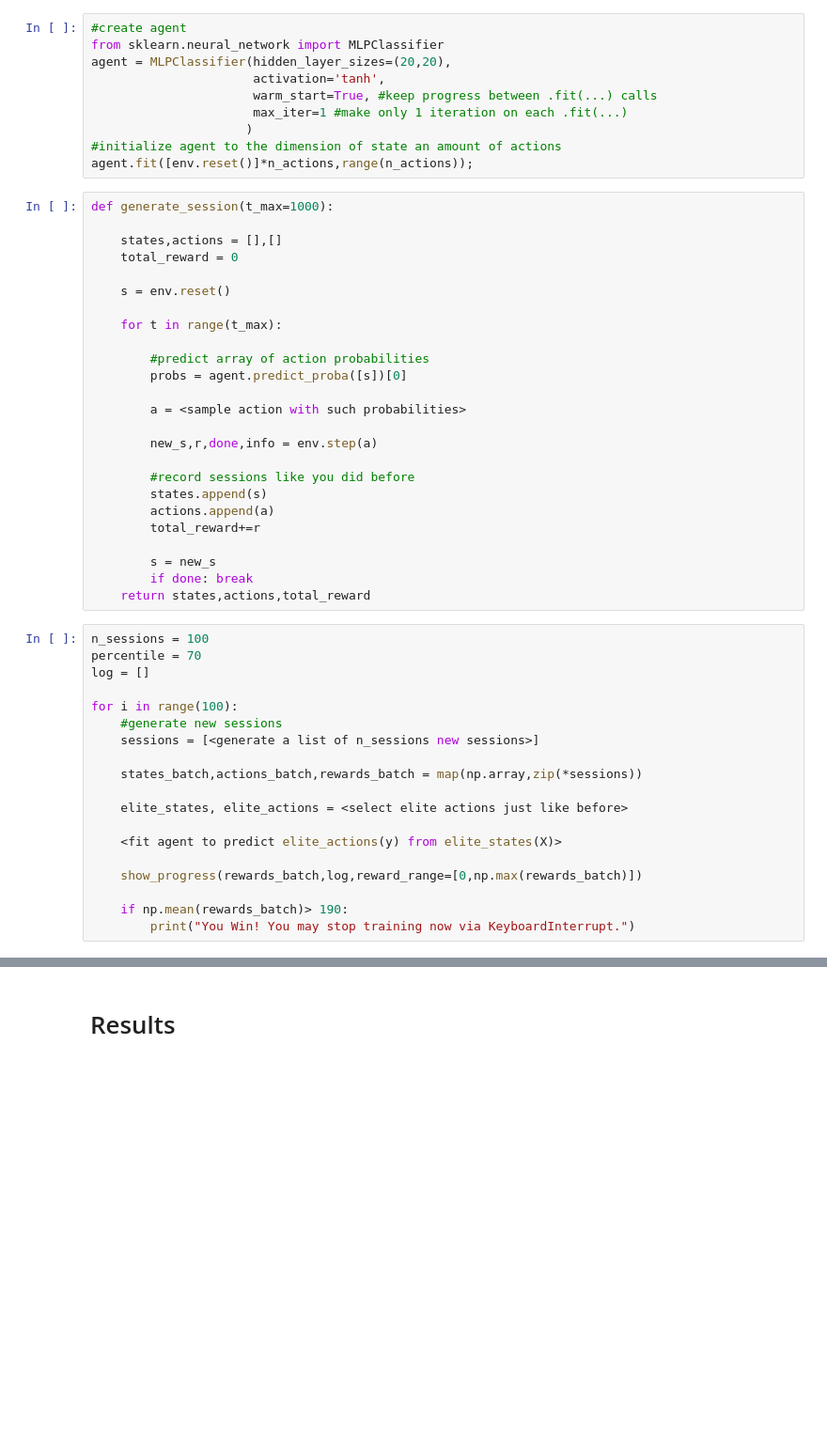
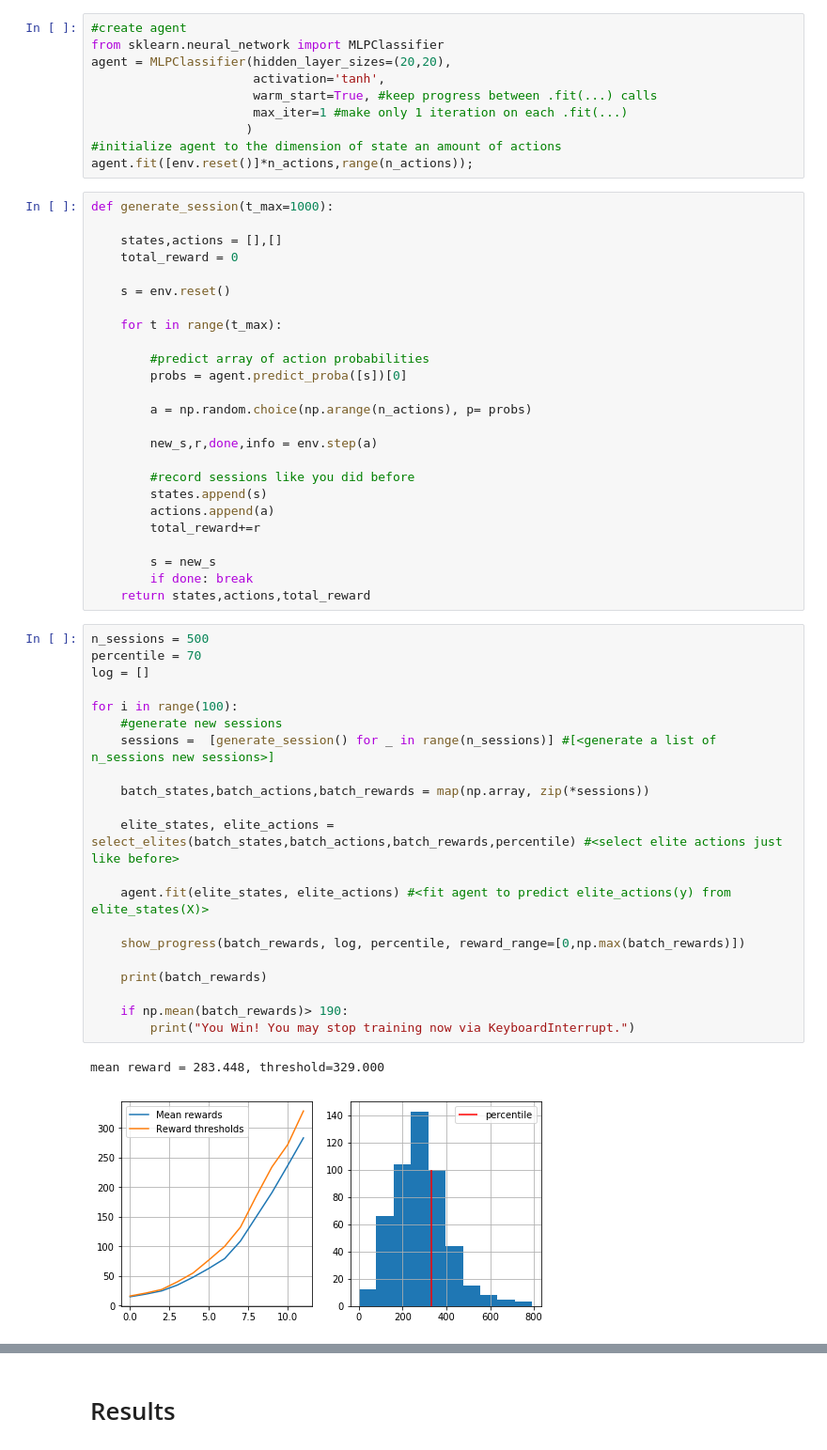
Before and after one commit to sshkhr/Practical_RL, a Jupyter notebook: week1_intro/crossentropy_method.ipynb, the cells around one changed output, grey strips where cells are left out. Shown at 94% size. Cells and saved outputs as stored; diff of their text form; blank space fills up the shorter version.

```diff
--- a/week1_intro/crossentropy_method.ipynb
+++ b/week1_intro/crossentropy_method.ipynb
@@ -315,7 +319,7 @@ def generate_session(t_max=1000):
         #predict array of action probabilities
         probs = agent.predict_proba([s])[0]
 
-        a = <sample action with such probabilities>
+        a = np.random.choice(np.arange(n_actions), p= probs)
 
         new_s,r,done,info = env.step(a)
 
@@ -328,21 +332,26 @@ def generate_session(t_max=1000):
         if done: break
     return states,actions,total_reward
 # %%
-n_sessions = 100
+n_sessions = 500
 percentile = 70
 log = []
 
 for i in range(100):
     #generate new sessions
-    sessions = [<generate a list of n_sessions new sessions>]
+    sessions =  [generate_session() for _ in range(n_sessions)] #[<generate a list of n_sessions new sessions>]
 
-    states_batch,actions_batch,rewards_batch = map(np.array,zip(*sessions))
+    batch_states,batch_actions,batch_rewards = map(np.array, zip(*sessions))
 
-    elite_states, elite_actions = <select elite actions just like before>
+    elite_states, elite_actions = select_elites(batch_states,batch_actions,batch_rewards,percentile) #<select elite actions just like before>
 
-    <fit agent to predict elite_actions(y) from elite_states(X)>
+    agent.fit(elite_states, elite_actions) #<fit agent to predict elite_actions(y) from elite_states(X)>
 
-    show_progress(rewards_batch,log,reward_range=[0,np.max(rewards_batch)])
+    show_progress(batch_rewards, log, percentile, reward_range=[0,np.max(batch_rewards)])
 
-    if np.mean(rewards_batch)> 190:
+    print(batch_rewards)
+
+    if np.mean(batch_rewards)> 190:
         print("You Win! You may stop training now via KeyboardInterrupt.")
+# %% [output]
+mean reward = 283.448, threshold=329.000
+[figure, added]
```
Also changed, not shown: parts of 6 cells of this notebook.
